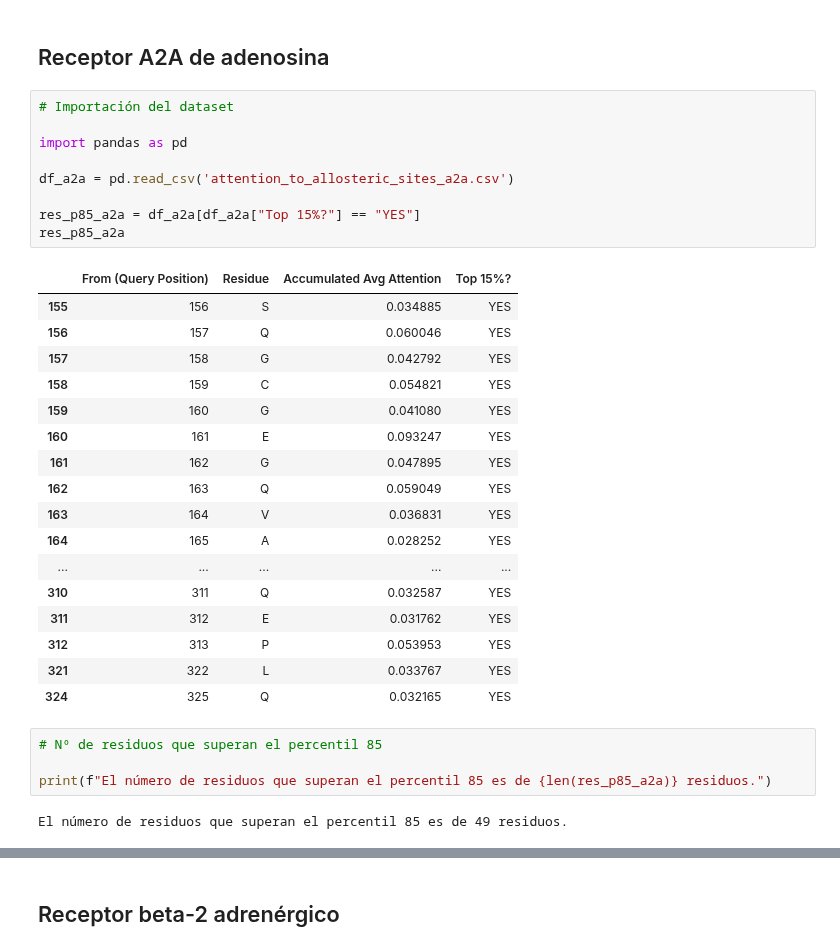
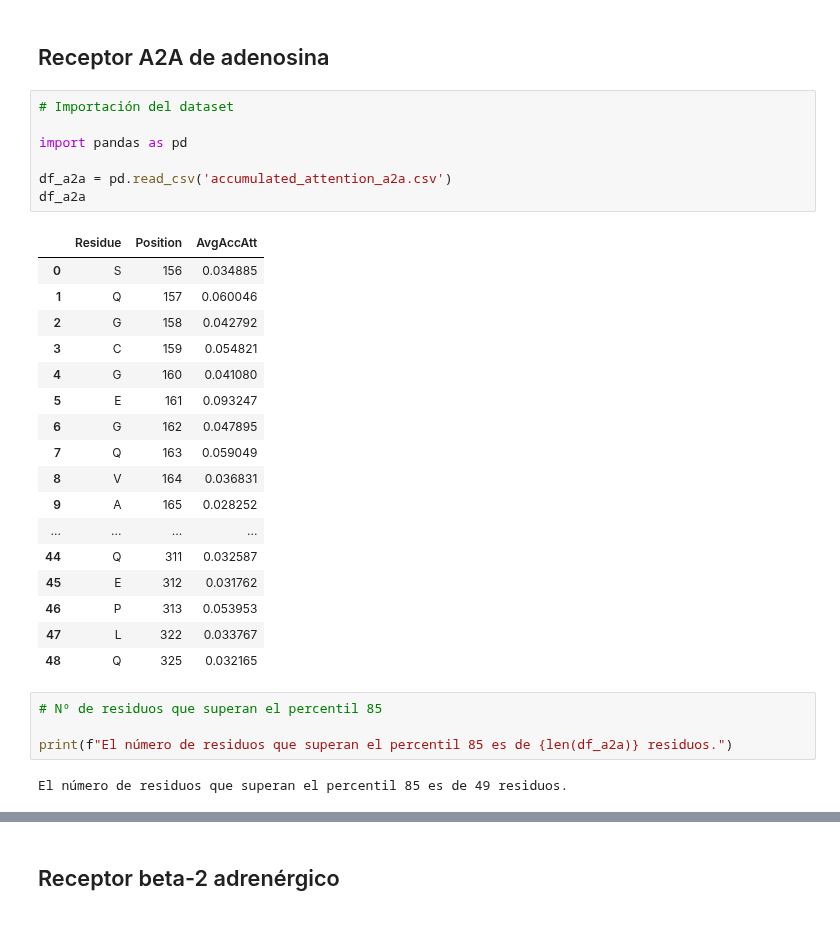
Before and after one commit to jdlg-42/GPCRAllostericAnalysis, a Jupyter notebook: attention_data_analysis.ipynb, the cells around one changed output, grey strips where cells are left out. Cells and saved outputs as stored; diff of their text form.

```diff
--- a/attention_data_analysis.ipynb
+++ b/attention_data_analysis.ipynb
@@ -14,34 +14,32 @@ Tras realizar el análisis usando ESM-2 se generan dos archivos CSV, uno para ca
 # %%
 # Importación del dataset
 
 import pandas as pd
 
-df_a2a = pd.read_csv('attention_to_allosteric_sites_a2a.csv')
-
-res_p85_a2a = df_a2a[df_a2a["Top 15%?"] == "YES"]
-res_p85_a2a
+df_a2a = pd.read_csv('accumulated_attention_a2a.csv')
+df_a2a
 # %% [output]
-|  | From (Query Position) | Residue | Accumulated Avg Attention | Top 15%? |
-| 155 | 156 | S | 0.034885 | YES |
-| 156 | 157 | Q | 0.060046 | YES |
-| 157 | 158 | G | 0.042792 | YES |
-| 158 | 159 | C | 0.054821 | YES |
-| 159 | 160 | G | 0.041080 | YES |
-| 160 | 161 | E | 0.093247 | YES |
-| 161 | 162 | G | 0.047895 | YES |
-| 162 | 163 | Q | 0.059049 | YES |
-| 163 | 164 | V | 0.036831 | YES |
-| 164 | 165 | A | 0.028252 | YES |
-| ... | ... | ... | ... | ... |
-| 310 | 311 | Q | 0.032587 | YES |
-| 311 | 312 | E | 0.031762 | YES |
-| 312 | 313 | P | 0.053953 | YES |
-| 321 | 322 | L | 0.033767 | YES |
-| 324 | 325 | Q | 0.032165 | YES |
+|  | Residue | Position | AvgAccAtt |
+| 0 | S | 156 | 0.034885 |
+| 1 | Q | 157 | 0.060046 |
+| 2 | G | 158 | 0.042792 |
+| 3 | C | 159 | 0.054821 |
+| 4 | G | 160 | 0.041080 |
+| 5 | E | 161 | 0.093247 |
+| 6 | G | 162 | 0.047895 |
+| 7 | Q | 163 | 0.059049 |
+| 8 | V | 164 | 0.036831 |
+| 9 | A | 165 | 0.028252 |
+| ... | ... | ... | ... |
+| 44 | Q | 311 | 0.032587 |
+| 45 | E | 312 | 0.031762 |
+| 46 | P | 313 | 0.053953 |
+| 47 | L | 322 | 0.033767 |
+| 48 | Q | 325 | 0.032165 |
 # %%
 # Nº de residuos que superan el percentil 85
 
-print(f"El número de residuos que superan el percentil 85 es de {len(res_p85_a2a)} residuos.")
+print(f"El número de residuos que superan el percentil 85 es de {len(df_a2a)} residuos.")
 # %% [output]
 El número de residuos que superan el percentil 85 es de 49 residuos.
 # %%
```
Also changed, not shown: parts of 8 cells of this notebook.
